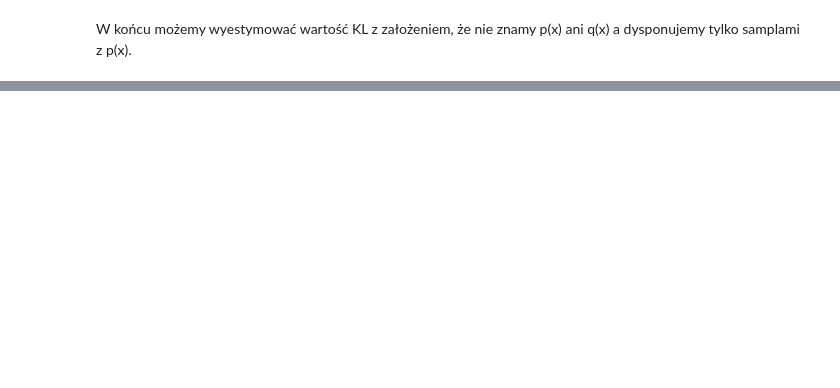
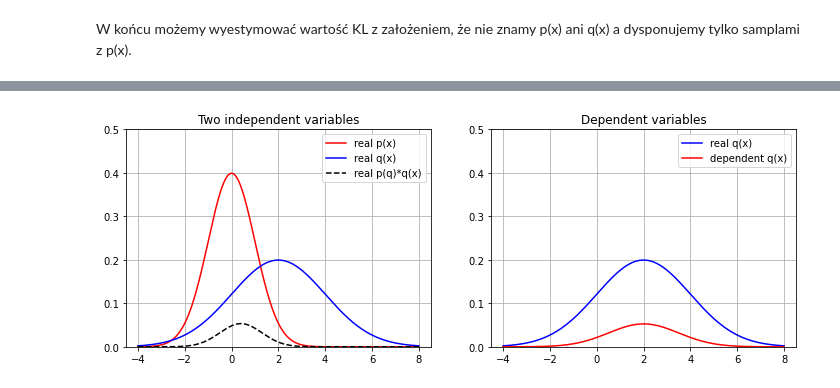
Before and after one commit to tymons/density-ratio-trick, a Jupyter notebook: density-ratio-trick.ipynb, the cells around one changed output, grey strips where cells are left out. Cells and saved outputs as stored; diff of their text form; code cells hidden in the pictures; blank space fills up the shorter version.

Commit message:
WIP. Total correction visualization.

```diff
--- a/density-ratio-trick.ipynb
+++ b/density-ratio-trick.ipynb
@@ -258,0 +266,48 @@ estimated monte carlo kl divergence: 0.4271441400051117
+# %%
+# plot dwóch zmiennych niezależnych
+def log_density_mul(p, q):
+    def log_mul(point):
+        return p.log_prob(point) + q.log_prob(point)
+
+    return log_mul
+
+def density_mul(p, q):
+    log_ratio = log_density_mul(p, q)
+
+    def ratio(point):
+        return torch.exp(log_ratio(point))
+
+    return ratio
+
+# define two probability density distributions
+mu1, std1 = torch.tensor(0.0), torch.tensor(1.0)
+mu2, std2 = torch.tensor(2.0), torch.tensor(2.0)
+p_real = normal.Normal(mu1, std1)
+q_real = normal.Normal(mu2, std2)
+
+# calculate their ratios for given space X
+x = torch.linspace(-4, 8, 10000)
+ratio = density_mul(p_real, q_real)(x)
+
+# and plot results
+fig, axs = plt.subplots(1, 2, figsize=(12, 4))
+axs[0].plot(x, torch.exp(p_real.log_prob(x)), c='r', label='real p(x)')
+axs[0].plot(x, torch.exp(q_real.log_prob(x)), c='b', label='real q(x)')
+axs[0].plot(x, ratio, c='k', linestyle='--', label='real p(q)*q(x)')
+axs[0].legend()
+axs[0].grid()
+axs[0].set_title('Two independent variables')
+axs[0].set_ylim(0, 0.5)
+axs[0].set_xlim(-4.5, 8.5)
+
+dependent_vals = torch.sigmoid(3.85*(torch.exp(q_real.log_prob(x))**1.8)) - 0.5
+axs[1].plot(x, torch.exp(q_real.log_prob(x)), c='b', label='real q(x)')
+axs[1].plot(x, dependent_vals, c='r', label='dependent q(x)')
+axs[1].legend()
+axs[1].grid()
+axs[1].set_ylim(0, 0.5)
+axs[1].set_xlim(-4.5, 8.5)
+axs[1].set_title('Dependent variables')
+fig.show()
+# %% [output]
+[figure, added]
```
Also changed, not shown: parts of 6 cells of this notebook.
